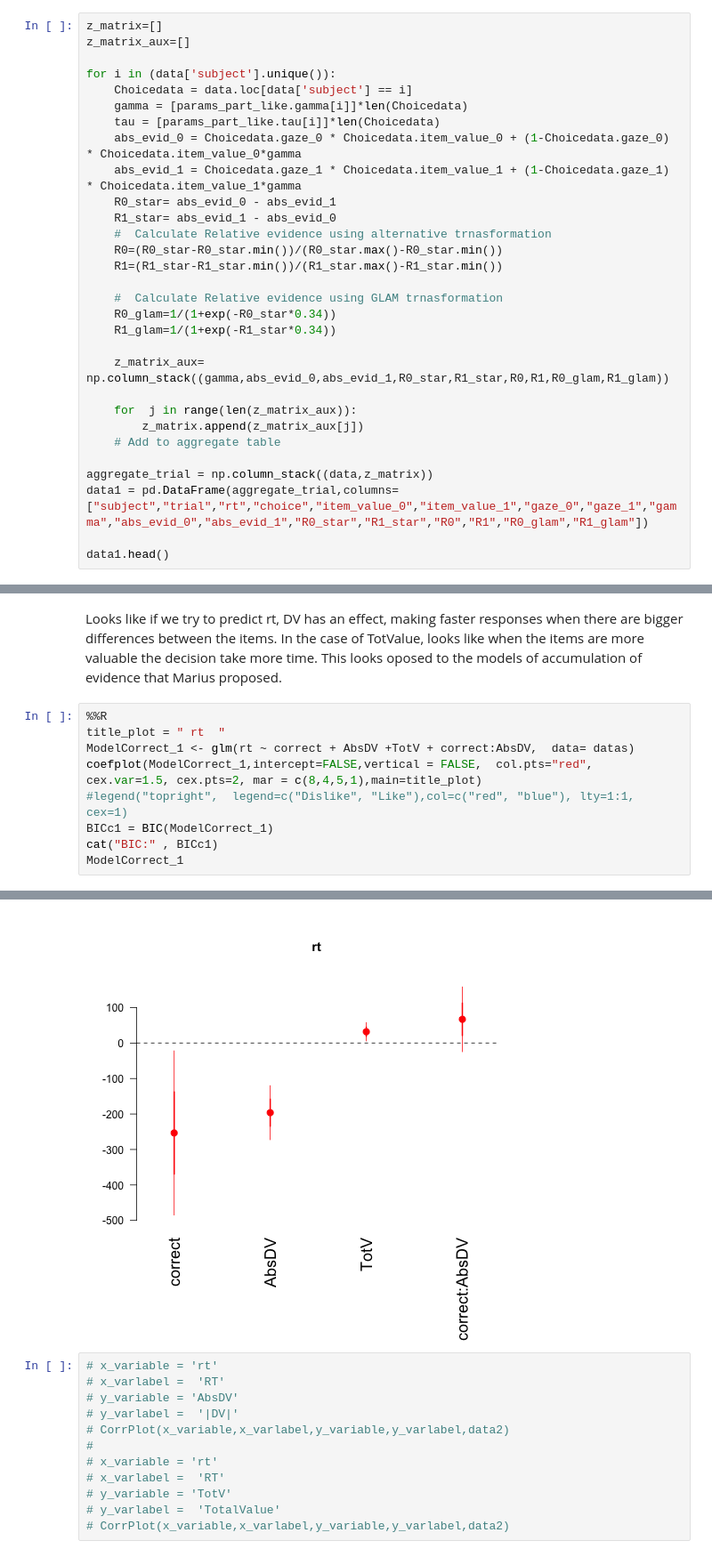
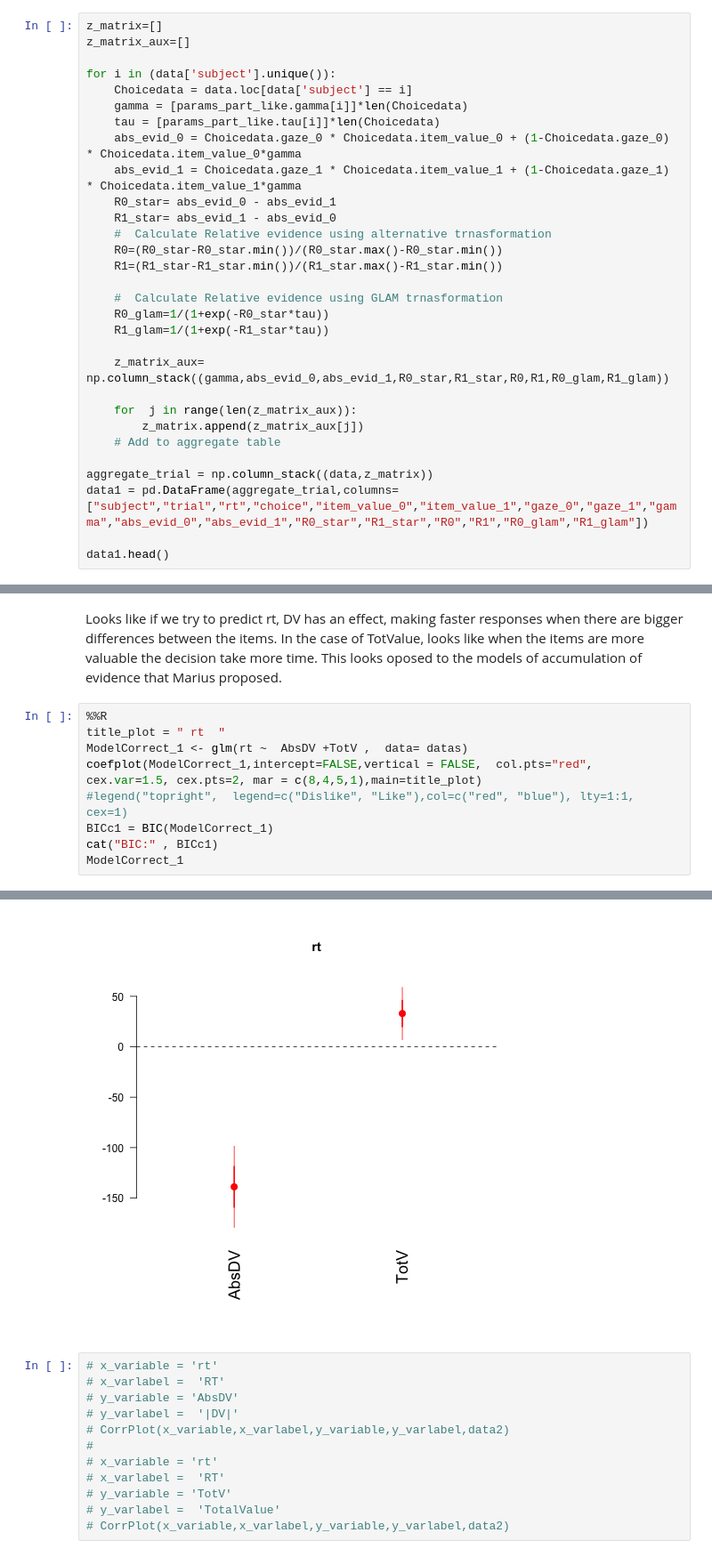
Before and after one commit to pradysepulveda/glamDDM_FF2018, a Jupyter notebook: MariusEnquiry.ipynb, the cells around one changed output, grey strips where cells are left out. Shown at 89% size. Cells and saved outputs as stored; diff of their text form.

```diff
--- a/MariusEnquiry.ipynb
+++ b/MariusEnquiry.ipynb
@@ -151,8 +153,8 @@ for i in (data['subject'].unique()):
     R1=(R1_star-R1_star.min())/(R1_star.max()-R1_star.min())
 
     #  Calculate Relative evidence using GLAM trnasformation
-    R0_glam=1/(1+exp(-R0_star*0.34))
-    R1_glam=1/(1+exp(-R1_star*0.34))
+    R0_glam=1/(1+exp(-R0_star*tau))
+    R1_glam=1/(1+exp(-R1_star*tau))
 
     z_matrix_aux= np.column_stack((gamma,abs_evid_0,abs_evid_1,R0_star,R1_star,R0,R1,R0_glam,R1_glam))
 
@@ -417,7 +508,7 @@ Looks like if we try to predict rt, DV has an effect, making faster responses wh
 # %%
 %%R
 title_plot = " rt  "
-ModelCorrect_1 <- glm(rt ~ correct + AbsDV +TotV + correct:AbsDV,  data= datas)
+ModelCorrect_1 <- glm(rt ~  AbsDV +TotV ,  data= datas)
 coefplot(ModelCorrect_1,intercept=FALSE,vertical = FALSE,  col.pts="red", cex.var=1.5, cex.pts=2, mar = c(8,4,5,1),main=title_plot)
 #legend("topright",  legend=c("Dislike", "Like"),col=c("red", "blue"), lty=1:1, cex=1)
 BICc1 = BIC(ModelCorrect_1)
@@ -437,4 +528,4 @@ Residual Deviance: 1.431e+10    AIC: 71050
-[figure, old version]
+[figure, new version]
 # %%
 # x_variable = 'rt'
 # x_varlabel =  'RT'
```
Also changed, not shown: parts of 22 cells of this notebook, 48 other files.
